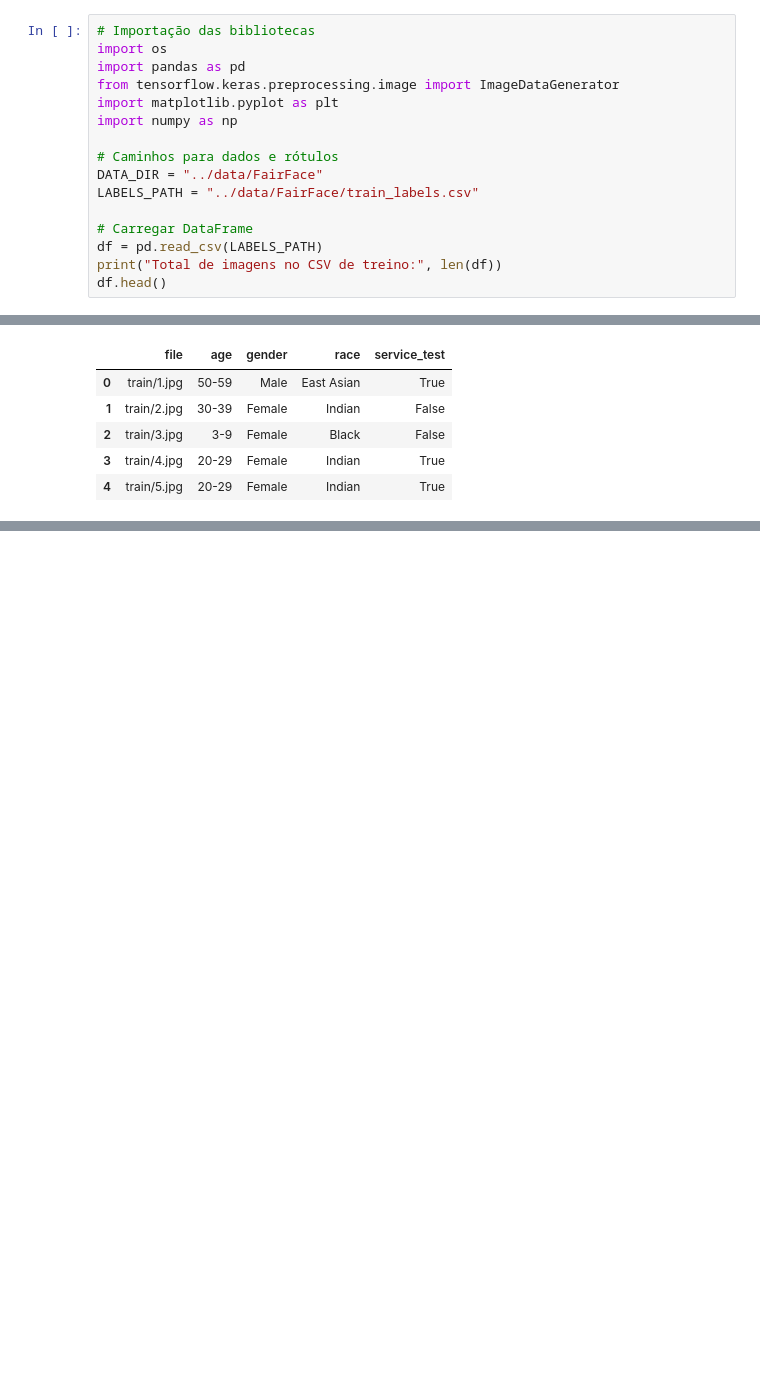
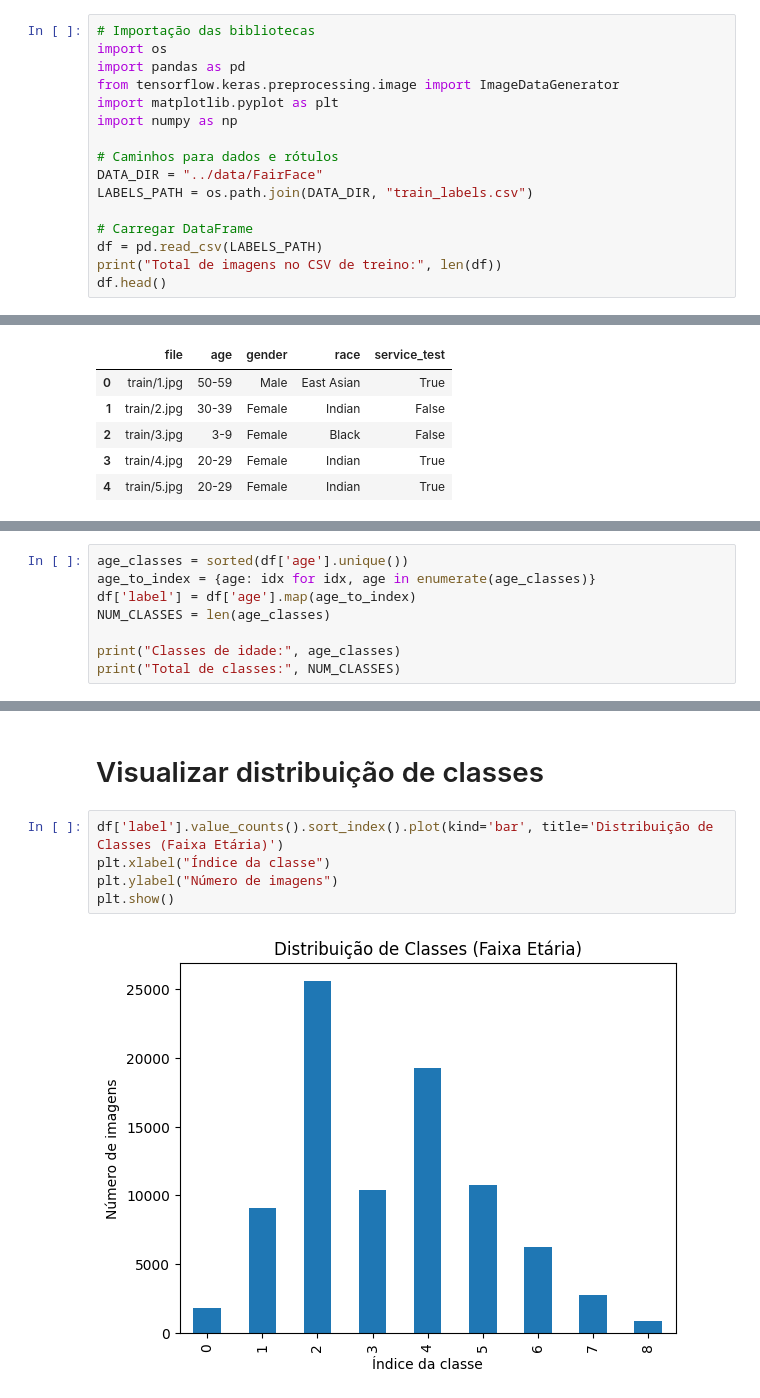
Before and after one commit to cleopeixoto/trabalho-final-fairface, a Jupyter notebook: notebooks/02_pre_processamento_dados.ipynb, the cells around one changed output, grey strips where cells are left out. Saved outputs shown, nothing was run; the diff lists cells and outputs as text; blank space fills up the shorter version.

```diff
--- a/notebooks/02_pre_processamento_dados.ipynb
+++ b/notebooks/02_pre_processamento_dados.ipynb
@@ -10,7 +15,7 @@ import numpy as np
 
 # Caminhos para dados e rótulos
 DATA_DIR = "../data/FairFace"
-LABELS_PATH = "../data/FairFace/train_labels.csv"
+LABELS_PATH = os.path.join(DATA_DIR, "train_labels.csv")
 
 # Carregar DataFrame
 df = pd.read_csv(LABELS_PATH)
@@ -118,0 +59,8 @@ plt.show()
+# %%
+age_classes = sorted(df['age'].unique())
+age_to_index = {age: idx for idx, age in enumerate(age_classes)}
+df['label'] = df['age'].map(age_to_index)
+NUM_CLASSES = len(age_classes)
+
+print("Classes de idade:", age_classes)
+print("Total de classes:", NUM_CLASSES)
@@ -118,0 +77,9 @@ plt.show()
+# %% [markdown]
+# Visualizar distribuição de classes
+# %%
+df['label'].value_counts().sort_index().plot(kind='bar', title='Distribuição de Classes (Faixa Etária)')
+plt.xlabel("Índice da classe")
+plt.ylabel("Número de imagens")
+plt.show()
+# %% [output]
+[figure, added]
```
Also changed, not shown: parts of 14 cells of this notebook, 2 other files.
